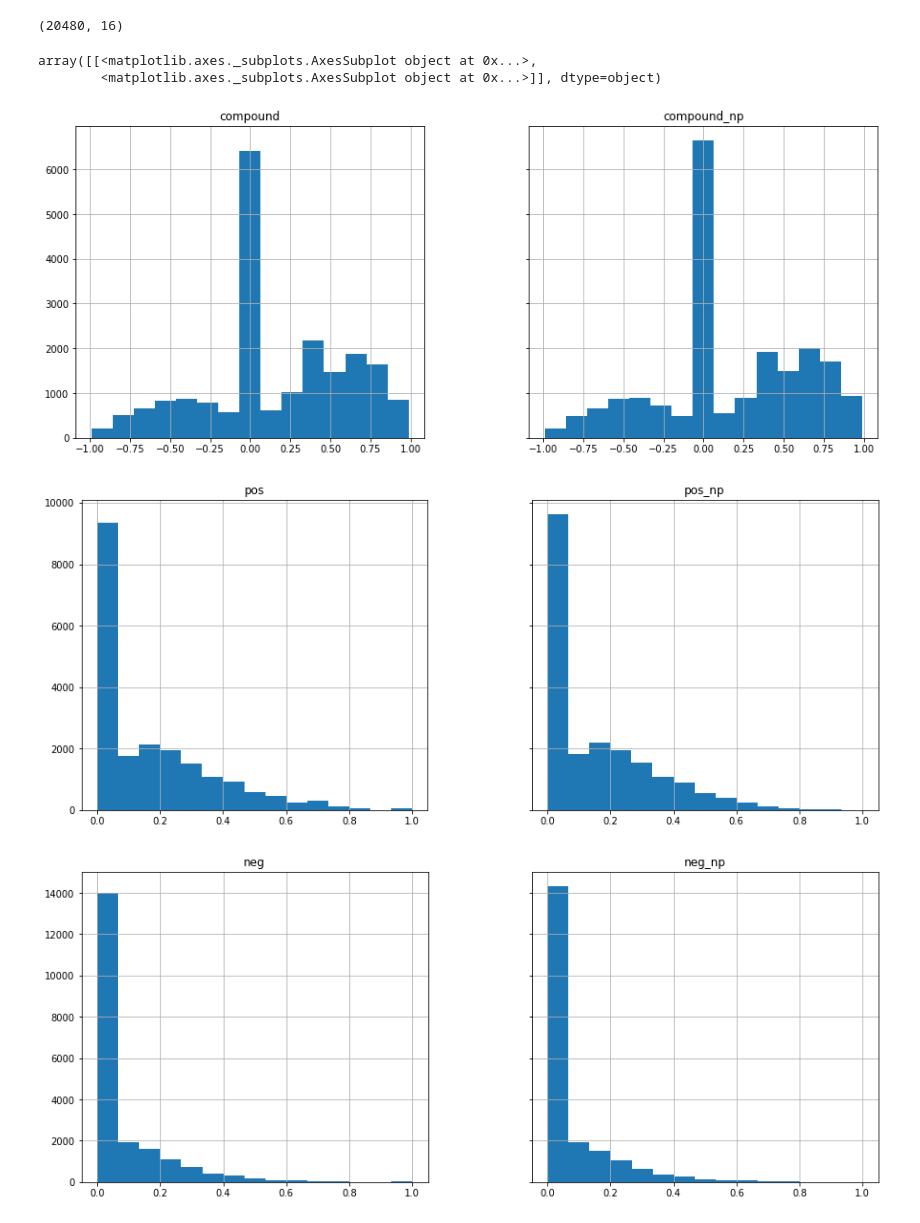
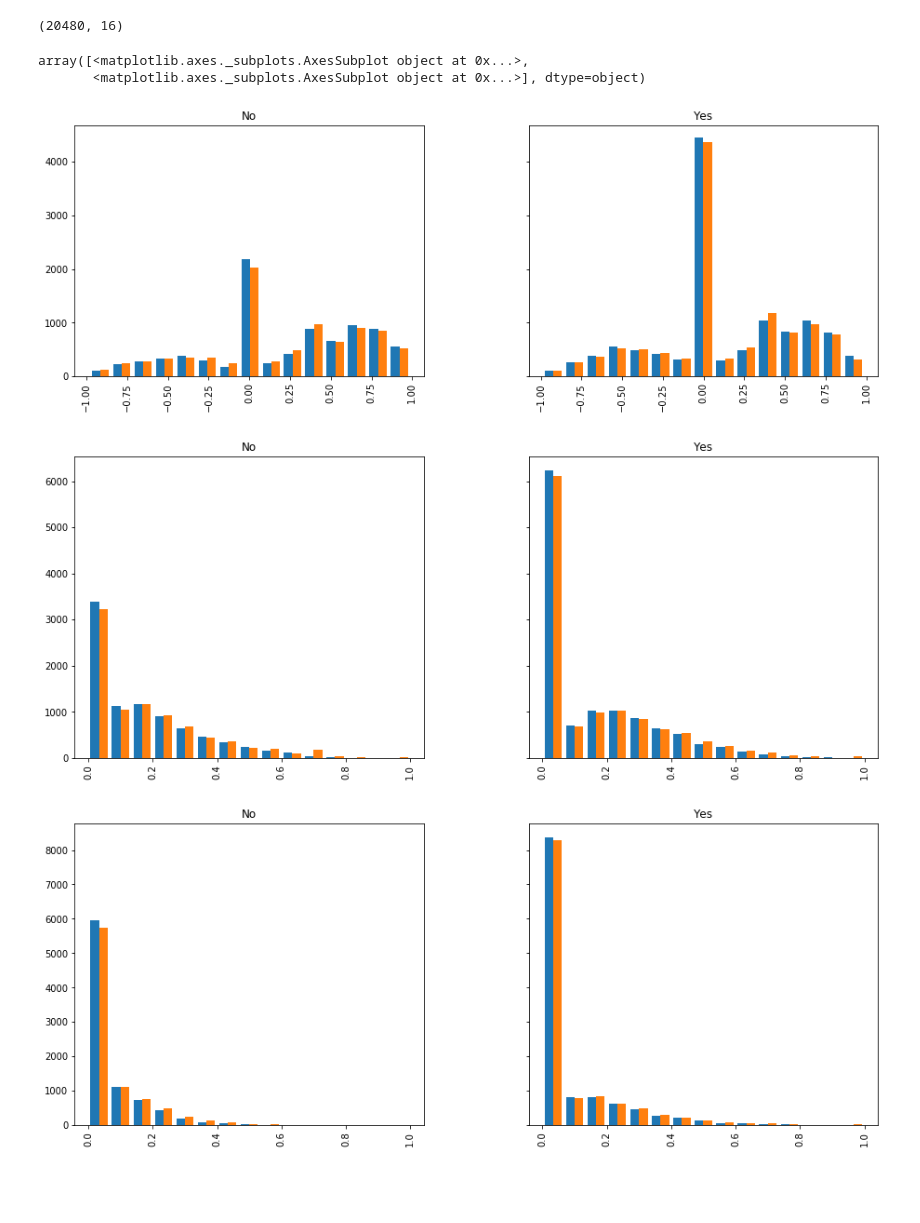
Before and after one commit to detectAna/detectAna, a Jupyter notebook: exploratory_analysis/data_analysis.ipynb, the cells around one changed output. Saved outputs shown, nothing was run; the diff lists cells and outputs as text; code cells hidden in the pictures; blank space fills up the shorter version.

```diff
--- a/exploratory_analysis/data_analysis.ipynb
+++ b/exploratory_analysis/data_analysis.ipynb
@@ -121,13 +120,13 @@ analysed_users.shape
 # %% [output]
 (20480, 16)
 # %%
-analysed_users[['compound','compound_np']].hist(bins=15, figsize=(15,6), sharex=True, sharey=True)
-analysed_users[['pos','pos_np']].hist(bins=15, figsize=(15,6), sharex=True, sharey=True)
-analysed_users[['neg','neg_np']].hist(bins=15, figsize=(15,6), sharex=True, sharey=True)
-analysed_users[['neu','neu_np']].hist(bins=15, figsize=(15,6), sharex=True, sharey=True)
+analysed_users[['compound_np','compound']].hist(bins=15, by=analysed_users['is_support'],figsize=(15,5), sharex=True, sharey=True)
+analysed_users[['pos_np','pos']].hist(bins=15, by=analysed_users['is_support'], figsize=(15,6), sharex=True, sharey=True)
+analysed_users[['neg_np','neg']].hist(bins=15, by=analysed_users['is_support'], figsize=(15,6), sharex=True, sharey=True)
+analysed_users[['neu_np','neu']].hist(bins=15, by=analysed_users['is_support'], figsize=(15,6), sharex=True, sharey=True)
 # %% [output]
-array([[<matplotlib.axes._subplots.AxesSubplot object at 0x...>,
-        <matplotlib.axes._subplots.AxesSubplot object at 0x...>]], dtype=object)
+array([<matplotlib.axes._subplots.AxesSubplot object at 0x...>,
+       <matplotlib.axes._subplots.AxesSubplot object at 0x...>], dtype=object)
-[figure, old version]
+[figure, new version]
-[figure, old version]
+[figure, new version]
-[figure, old version]
+[figure, new version]
```
Also changed, not shown: parts of 15 cells of this notebook.
